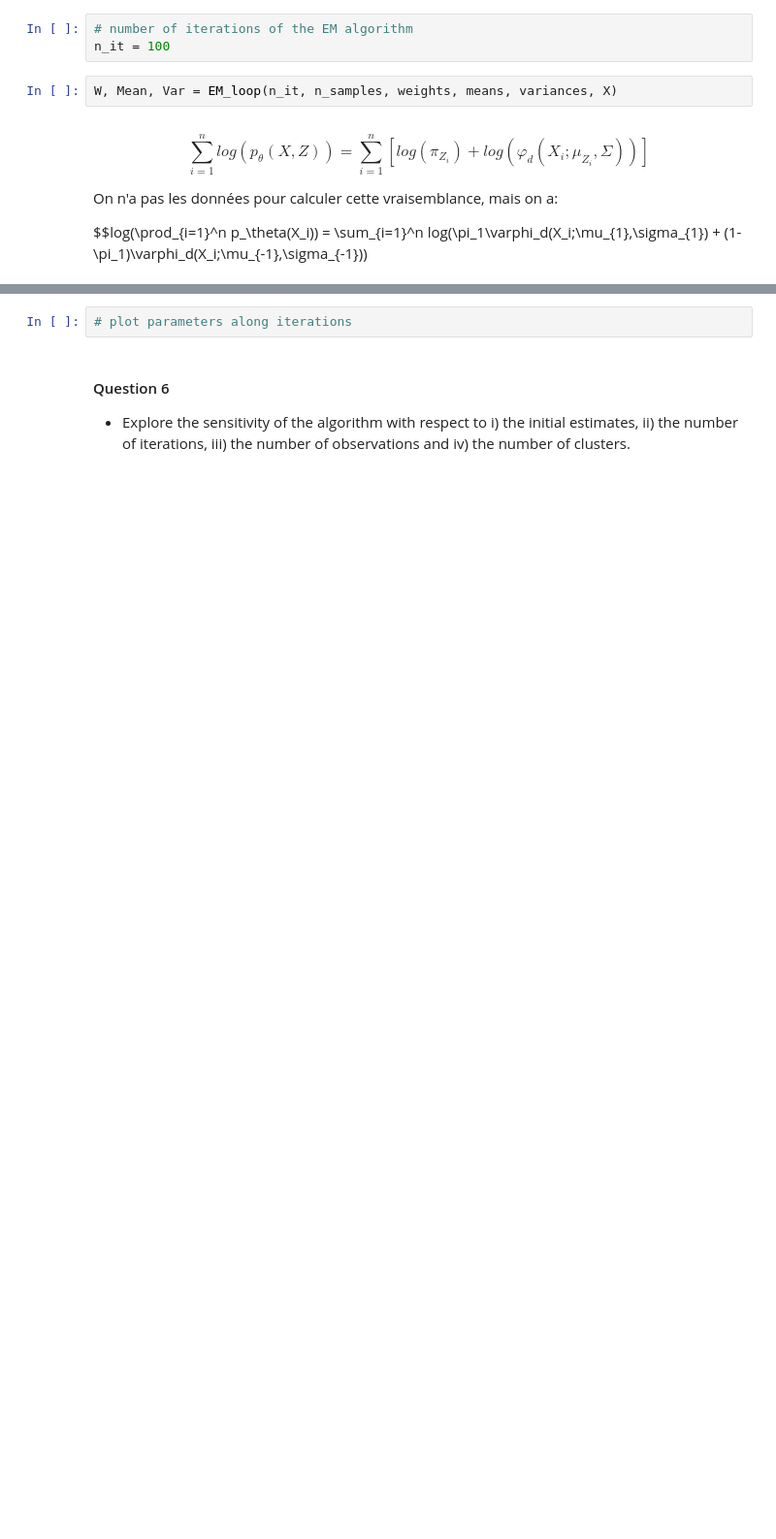
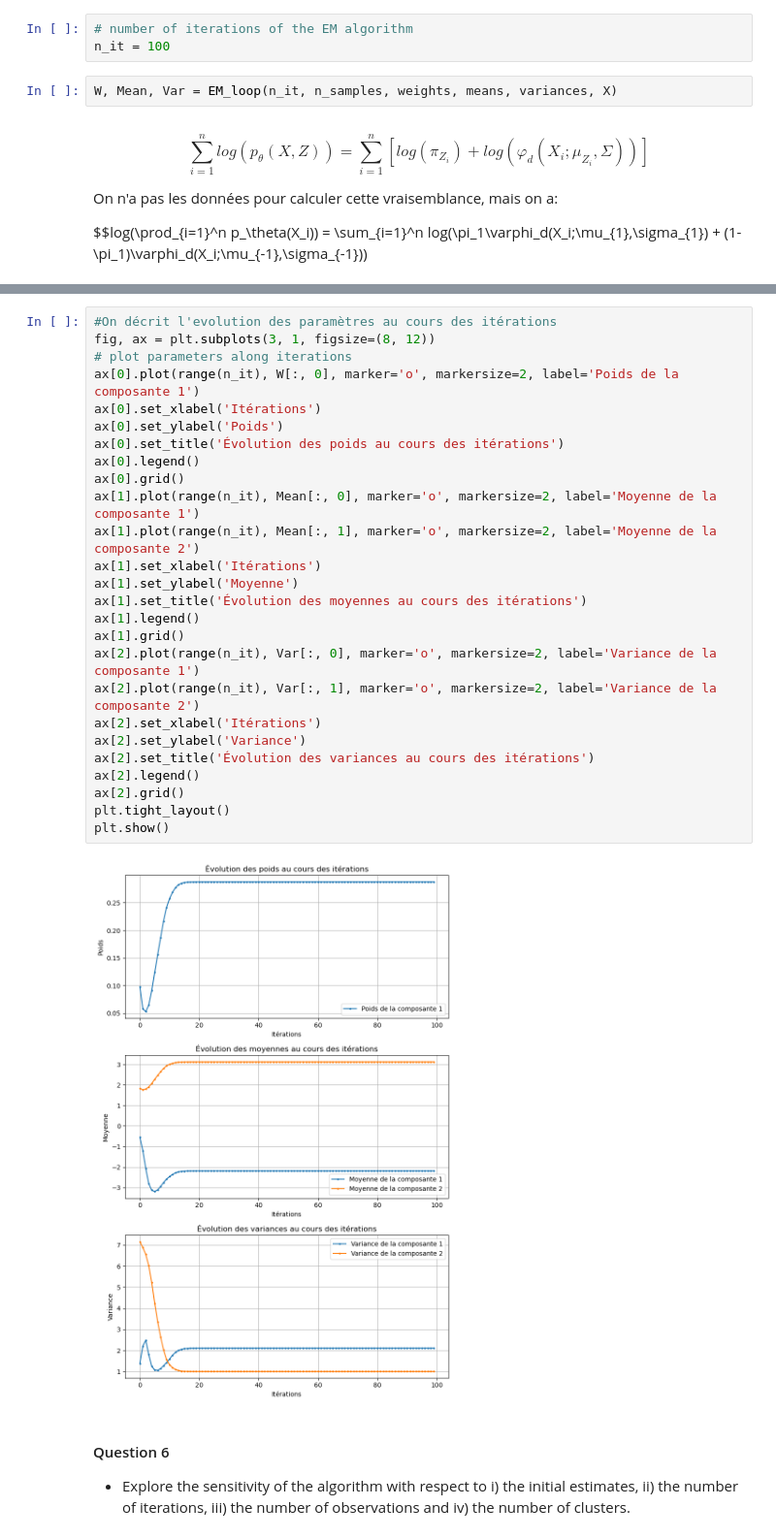
Before and after one commit to PolTibau/Statistique-Computationnelle, a Jupyter notebook: TP/TP7_ExpectationMaximization-stud.ipynb, the cells around one changed output, grey strips where cells are left out. Shown at 97% size. Saved outputs shown, nothing was run; the diff lists cells and outputs as text; blank space fills up the shorter version.

```diff
--- a/TP/TP7_ExpectationMaximization-stud.ipynb
+++ b/TP/TP7_ExpectationMaximization-stud.ipynb
@@ -246,5 +240,31 @@ plt.show()
-# %%
-# plot parameters along iterations
+# %%
+#On décrit l'evolution des paramètres au cours des itérations
+fig, ax = plt.subplots(3, 1, figsize=(8, 12))
+# plot parameters along iterations
+ax[0].plot(range(n_it), W[:, 0], marker='o', markersize=2, label='Poids de la composante 1')
+ax[0].set_xlabel('Itérations')
+ax[0].set_ylabel('Poids')
+ax[0].set_title('Évolution des poids au cours des itérations')
+ax[0].legend()
+ax[0].grid()
+ax[1].plot(range(n_it), Mean[:, 0], marker='o', markersize=2, label='Moyenne de la composante 1')
+ax[1].plot(range(n_it), Mean[:, 1], marker='o', markersize=2, label='Moyenne de la composante 2')
+ax[1].set_xlabel('Itérations')
+ax[1].set_ylabel('Moyenne')
+ax[1].set_title('Évolution des moyennes au cours des itérations')
+ax[1].legend()
+ax[1].grid()
+ax[2].plot(range(n_it), Var[:, 0], marker='o', markersize=2, label='Variance de la composante 1')
+ax[2].plot(range(n_it), Var[:, 1], marker='o', markersize=2, label='Variance de la composante 2')
+ax[2].set_xlabel('Itérations')
+ax[2].set_ylabel('Variance')
+ax[2].set_title('Évolution des variances au cours des itérations')
+ax[2].legend()
+ax[2].grid()
+plt.tight_layout()
+plt.show()
+# %% [output]
+[figure, added]
 # %% [markdown]
 #### Question 6
 
```
Also changed, not shown: parts of 3 cells of this notebook.
